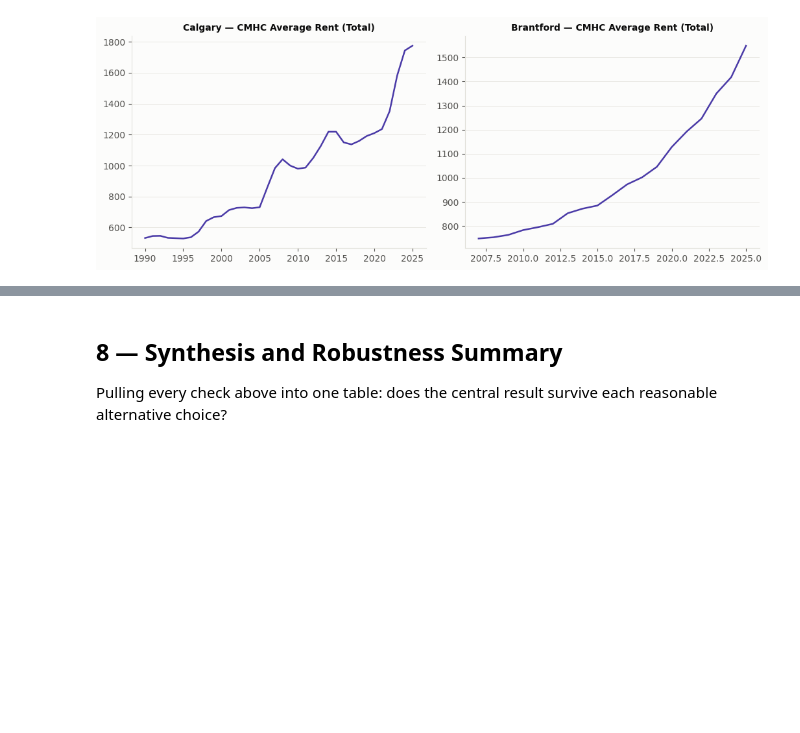
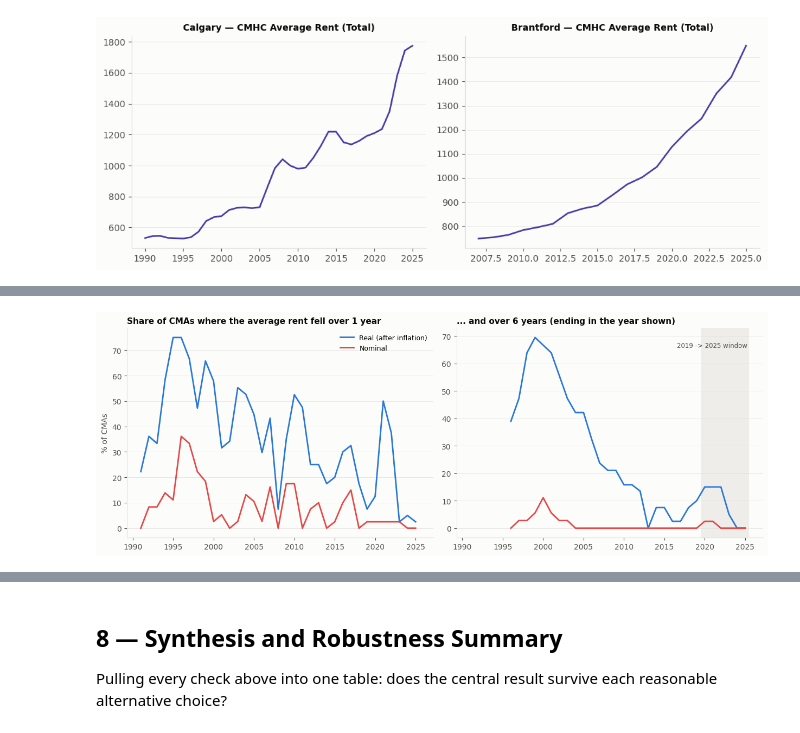
Before and after one commit to schoolofcities/renters, a Jupyter notebook: analysis/falling-rents/explore_falling_rents.ipynb, the cells around one changed output, grey strips where cells are left out. Drawn from its saved outputs; the diff is of its cells as text; code cells hidden in the pictures; blank space fills up the shorter version.

```diff
--- a/analysis/falling-rents/explore_falling_rents.ipynb
+++ b/analysis/falling-rents/explore_falling_rents.ipynb
@@ -1106,0 +1432,26 @@ plt.show()
+# %%
+six = windows[windows["horizon"] == 6].groupby("end_year").agg(
+    n=("nominal", "size"),
+    nominal_declines=("nominal", lambda s: int((s < 0).sum())),
+    real_declines=("real", lambda s: int((s < 0).sum())),
+    median_real=("real", "median"))
+one = windows[windows["horizon"] == 1].groupby("end_year").agg(
+    nominal_share=("nominal", lambda s: 100 * (s < 0).mean()),
+    real_share=("real", lambda s: 100 * (s < 0).mean()))
+
+fig, axes = plt.subplots(1, 2, figsize=(12.5, 4.6), sharex=True)
+ax = axes[0]
+ax.plot(one.index, one["real_share"], color=C1, lw=2, label="Real (after inflation)")
+ax.plot(one.index, one["nominal_share"], color=C6, lw=2, label="Nominal")
+ax.set_title("Share of CMAs where the average rent fell over 1 year", fontsize=11, fontweight="bold", color=INK, loc="left")
+ax.set_ylabel("% of CMAs"); ax.grid(axis="y"); ax.legend(frameon=False, fontsize=9)
+ax = axes[1]
+ax.plot(six.index, 100 * six["real_declines"] / six["n"], color=C1, lw=2, label="Real (after inflation)")
+ax.plot(six.index, 100 * six["nominal_declines"] / six["n"], color=C6, lw=2, label="Nominal")
+ax.axvspan(2019.5, 2025.5, color=GRID_CLR, alpha=0.5, lw=0)
+ax.text(2025.3, ax.get_ylim()[1] * 0.93, "2019 -> 2025 window", ha="right", va="top", fontsize=8.5, color=INK2)
+ax.set_title("... and over 6 years (ending in the year shown)", fontsize=11, fontweight="bold", color=INK, loc="left")
+ax.grid(axis="y")
+plt.tight_layout(); plt.show()
+# %% [output]
+[figure, added]
```
Also changed, not shown: parts of 20 cells of this notebook, 8 other files.
